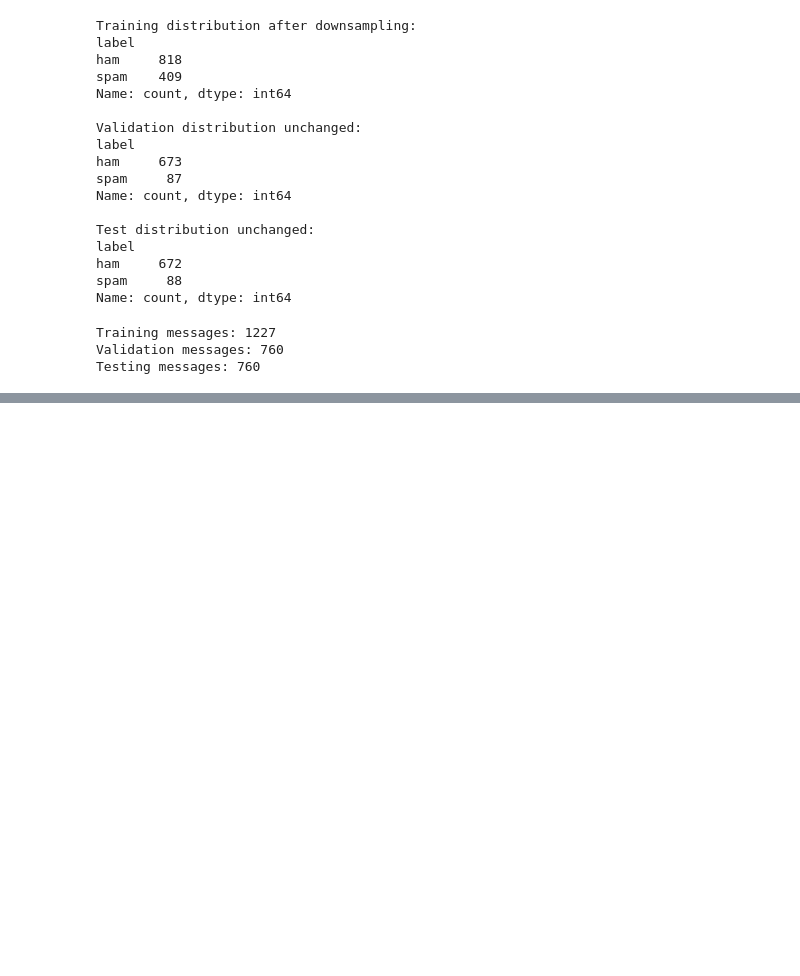
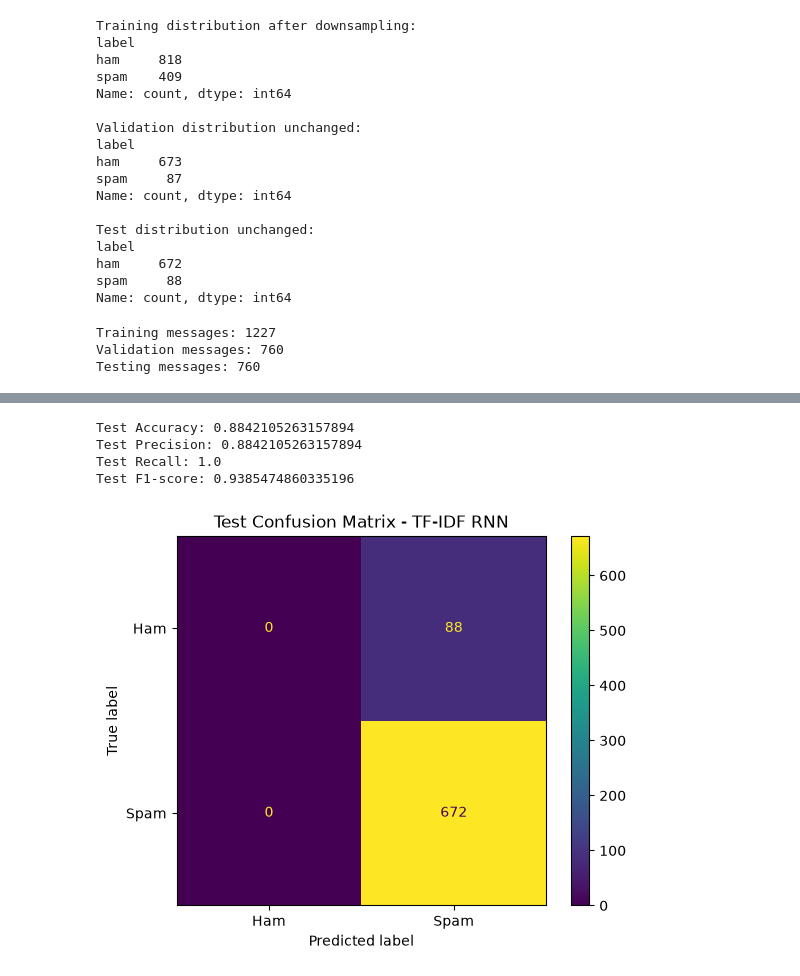
Before and after one commit to Justin-04/NLP-Inmind-Project, a Jupyter notebook: notebooks/preprocessing.ipynb, the cells around one changed output, grey strips where cells are left out. Cells and saved outputs as stored; diff of their text form; code cells hidden in the pictures; blank space fills up the shorter version.

```diff
--- a/notebooks/preprocessing.ipynb
+++ b/notebooks/preprocessing.ipynb
@@ -846,0 +1281,14 @@ y test: torch.Size([760])
+# %%
+import numpy as np
+
+y_test_true_tfidf_rnn = np.array(
+    test_true_labels
+).astype(int)
+
+y_test_pred_tfidf_rnn = np.array(
+    test_predictions
+).astype(int)
+
+y_test_prob_tfidf_rnn = np.array(
+    test_probabilities
+)
@@ -846,0 +1318,57 @@ y test: torch.Size([760])
+# %%
+
+
+tfidf_rnn_accuracy = accuracy_score(
+    y_test_true_tfidf_rnn,
+    y_test_pred_tfidf_rnn
+)
+
+tfidf_rnn_precision = precision_score(
+    y_test_true_tfidf_rnn,
+    y_test_pred_tfidf_rnn,
+    zero_division=0
+)
+
+tfidf_rnn_recall = recall_score(
+    y_test_true_tfidf_rnn,
+    y_test_pred_tfidf_rnn,
+    zero_division=0
+)
+
+tfidf_rnn_f1 = f1_score(
+    y_test_true_tfidf_rnn,
+    y_test_pred_tfidf_rnn,
+    zero_division=0
+)
+
+print("Test Accuracy:", tfidf_rnn_accuracy)
+print("Test Precision:", tfidf_rnn_precision)
+print("Test Recall:", tfidf_rnn_recall)
+print("Test F1-score:", tfidf_rnn_f1)
+# %% [output]
+Test Accuracy: 0.8842105263157894
+Test Precision: 0.8842105263157894
+Test Recall: 1.0
+Test F1-score: 0.9385474860335196
+# %%
+from sklearn.metrics import (
+    confusion_matrix,
+    ConfusionMatrixDisplay
+)
+
+cm = confusion_matrix(
+    y_test_true_tfidf_rnn,
+    y_test_pred_tfidf_rnn
+)
+
+disp = ConfusionMatrixDisplay(
+    confusion_matrix=cm,
+    display_labels=["Ham", "Spam"]
+)
+
+disp.plot()
+
+plt.title("Test Confusion Matrix - TF-IDF RNN")
+plt.show()
+# %% [output]
+[figure, added]
```
Also changed, not shown: parts of 22 cells of this notebook.
